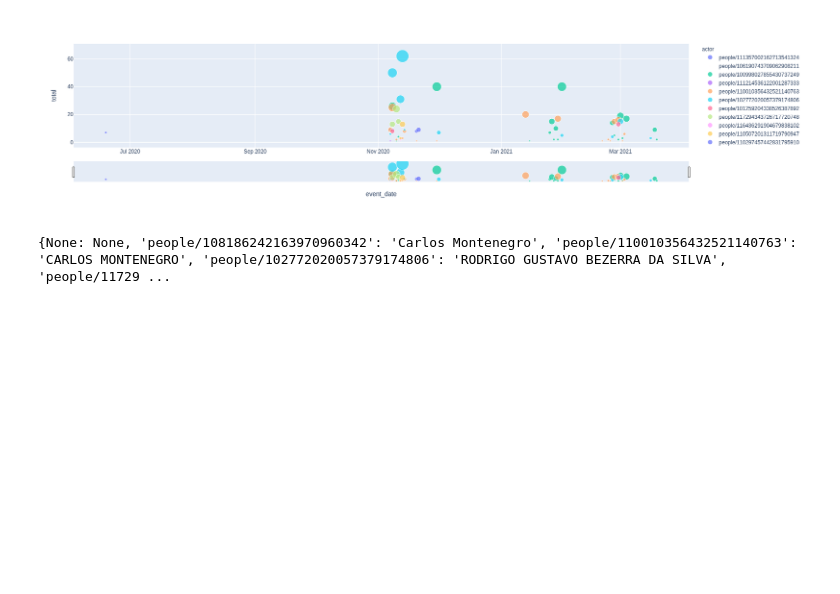
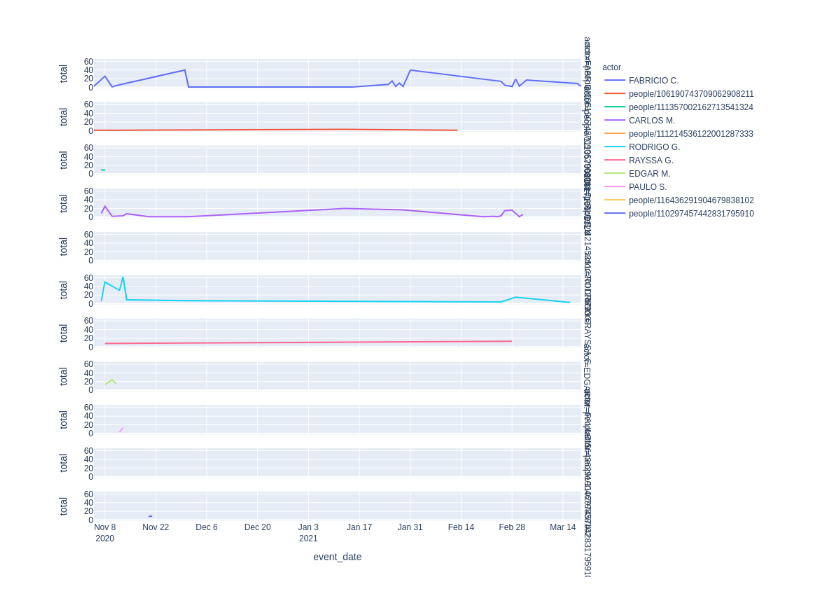
Before and after one commit to cgmontenegro/pbla-data-explorer, a Jupyter notebook: notebooks/plotly-bubble.ipynb, the cells around one changed output. Saved outputs shown, nothing was run; the diff lists cells and outputs as text; code cells hidden in the pictures; blank space fills up the shorter version.

Commit message:
bubble graphic with new gdrive database model

```diff
--- a/notebooks/plotly-bubble.ipynb
+++ b/notebooks/plotly-bubble.ipynb
@@ -112,4 +127,33 @@ for date in unique_dates:
         global_activity_data['total'] = total
         total = 0
         df4 = df4.append(pd.DataFrame.from_dict([global_activity_data]))
+df4 = df4.loc[df4['event_date'] >= date.fromisoformat('2020-11-01')]
 df4 = df4.set_index('event_date')
+# print(df4)
+# %%
+statement = sqlalchemy.text(f'SELECT * FROM "users"')
+db_users = pd.read_sql_query(statement, con=engine_gdrive_app_db)
+
+users = dict()
+for row in db_users.iterrows():
+    users[row[1]['driveapi_account_id']] = row[1]['driveapi_name']
+
+gdrive_people_field = []
+for key in users:
+    if key != None:
+        gdrive_people_field.append(key)
+        name = users[key]
+        name = name.split(' ')[0] + " " + name.split(' ')[1][:1] + "."
+        users[key] = name
+label_map = users
+label_map['actor'] = 'Estudante'
+label_map['event_date'] = 'Data das interações'
+label_map['total'] = 'Interações totais (tamanho da circuferência)'
+
+# replaces google user identifiers with real names
+# it can only run once
+# df4 = df4.loc[df4['actor'].isin(gdrive_people_field)]
+
+for person in gdrive_people_field:
+    df4 = df4.replace(person, users[person])
+# display(df4)
@@ -116,21 +176,6 @@ df4 = df4.set_index('event_date')
 # %%
-fig = px.scatter(df4, x=df4.index, y="total", size="edit", color="actor")
-fig.update_xaxes(rangeslider_visible=True)
+fig = px.line(df4, x=df4.index, y="total", color="actor", facet_row="actor", height=800)
+# fig.update_xaxes(rangeslider_visible=True, rangeselector_bgcolor='#4287f5', rangeselector_activecolor='#4287f5')
 fig.show()
 # %% [output]
-[figure, old version]
+[figure, new version]
-# %%
-statement = sqlalchemy.text(f'SELECT * FROM "users"')
-users = pd.read_sql_query(statement, con=engine_gdrive_app_db)
-mapped_collumns = dict()
-for row in users.iterrows():
-    mapped_collumns[row[1]['driveapi_account_id']] = row[1]['driveapi_name']
-# print(mapped_collumns)
-
-# df4 = df4.rename(columns=mapped_collumns)
-# for col in df4.columns:
-#     if re.match('^people', col):
-#         df4 = df4.drop(col, axis='columns')
-# df4 = df4.reindex(sorted(df4.columns), axis=1)
-# %% [output]
-{None: None, 'people/108186242163970960342': 'Carlos Montenegro', 'people/110010356432521140763': 'CARLOS MONTENEGRO', 'people/102772020057379174806': 'RODRIGO GUSTAVO BEZERRA DA SILVA', 'people/11729 ...
```
Also changed, not shown: parts of 9 cells of this notebook, 10 other files.
